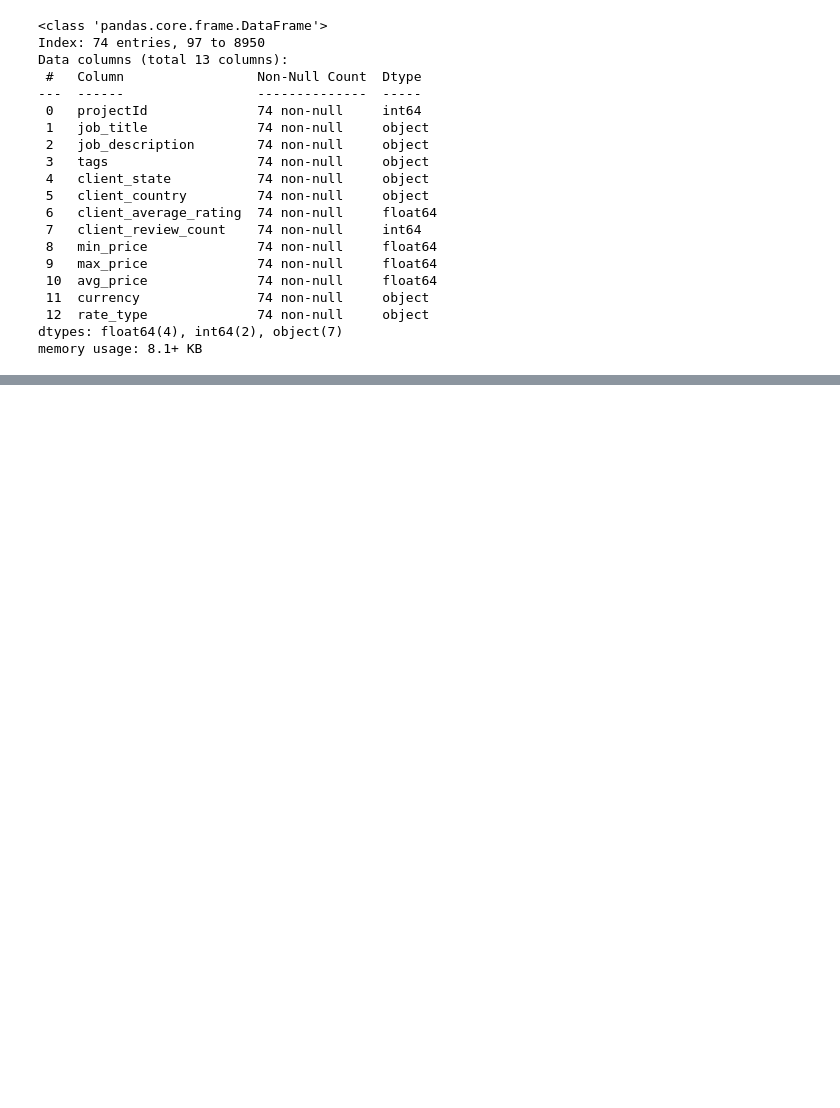
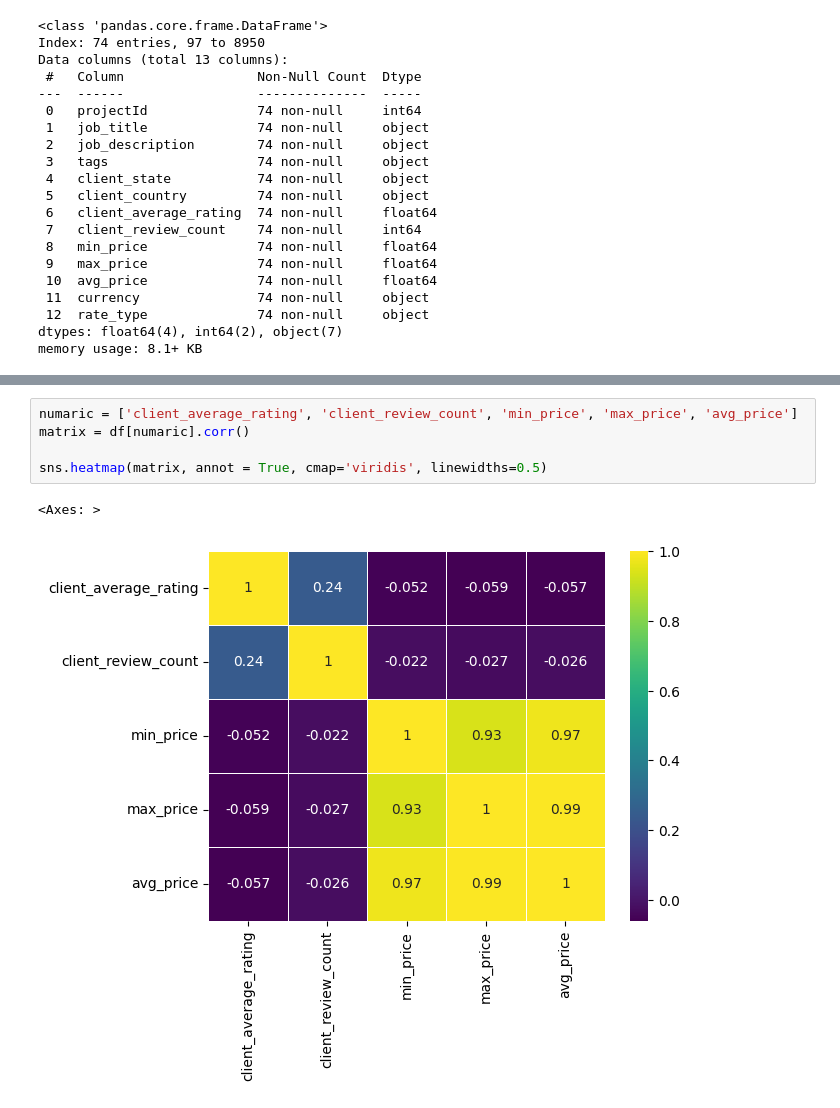
Before and after one commit to Anik-Mushfik/Self-tought-projects, a Jupyter notebook: Freelancing analysis/analysis.ipynb, the cells around one changed output, grey strips where cells are left out. Cells and saved outputs as stored; diff of their text form; blank space fills up the shorter version.

```diff
--- a/Freelancing analysis/analysis.ipynb
+++ b/Freelancing analysis/analysis.ipynb
@@ -89,0 +102,8 @@ memory usage: 8.1+ KB
+# %%
+numaric = ['client_average_rating', 'client_review_count', 'min_price', 'max_price', 'avg_price']
+matrix = df[numaric].corr()
+
+sns.heatmap(matrix, annot = True, cmap='viridis', linewidths=0.5)
+# %% [output]
+<Axes: >
+[figure, added]
```
Also changed, not shown: parts of 1 cell of this notebook.
